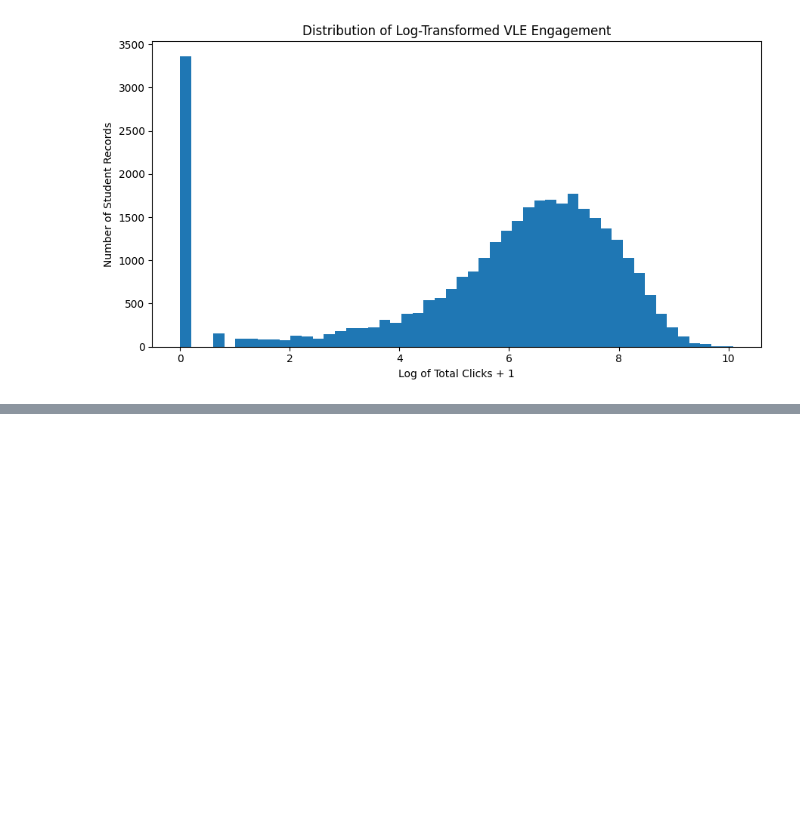
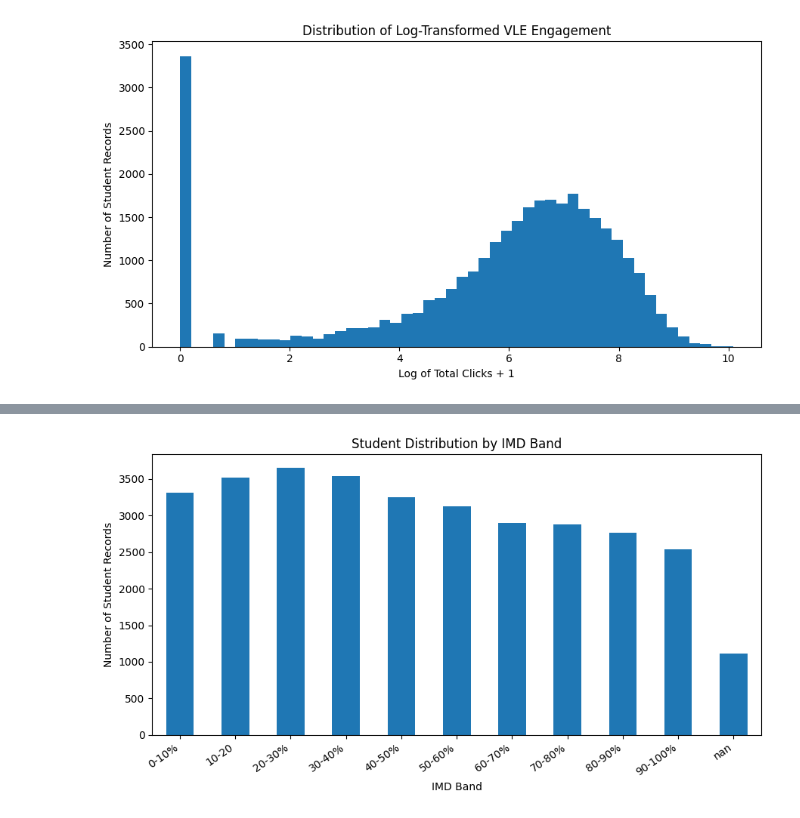
Before and after one commit to maverick8675309/seaid-framework, a Jupyter notebook: Notebooks/01_data_exploration.ipynb, the cells around one changed output, grey strips where cells are left out. Drawn from its saved outputs; the diff is of its cells as text; code cells hidden in the pictures; blank space fills up the shorter version.

```diff
--- a/Notebooks/01_data_exploration.ipynb
+++ b/Notebooks/01_data_exploration.ipynb
@@ -514,0 +566,8 @@ save_figure(
+# %%
+imd_summary = (
+    student_exploration["imd_band"]
+    .value_counts(dropna=False)
+    .sort_index()
+)
+
+imd_summary
@@ -514,0 +589,20 @@ save_figure(
+# %%
+plt.figure(figsize=(9, 5))
+
+imd_summary.plot(
+    kind="bar"
+)
+
+plt.title(
+    "Student Distribution by IMD Band"
+)
+
+plt.xlabel("IMD Band")
+plt.ylabel("Number of Student Records")
+plt.xticks(rotation=35, ha="right")
+
+save_figure(
+    "imd_band_distribution.png"
+)
+# %% [output]
+[figure, added]
```
Also changed, not shown: parts of 22 cells of this notebook.
